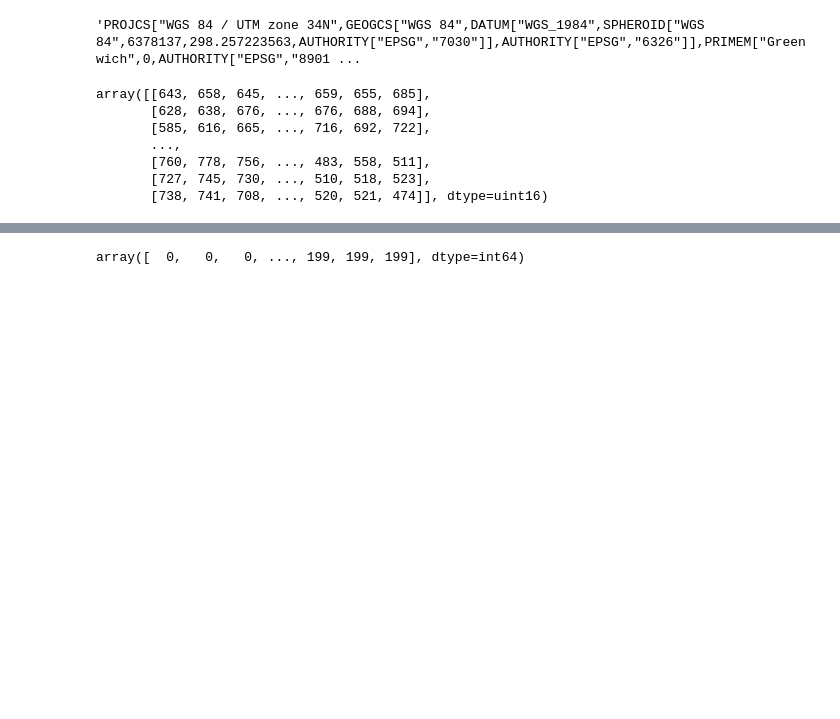
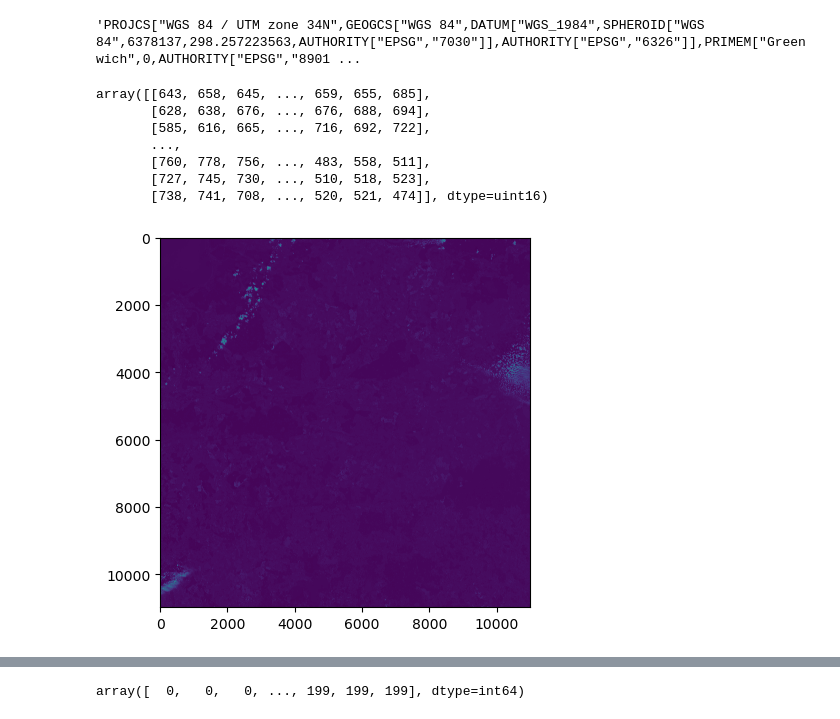
Before and after one commit to rafalgrm/senti-water, a Jupyter notebook: main.ipynb, the cells around one changed output, grey strips where cells are left out. Drawn from its saved outputs; the diff is of its cells as text; code cells hidden in the pictures; blank space fills up the shorter version.

```diff
--- a/main.ipynb
+++ b/main.ipynb
@@ -1,4 +1,4 @@
 # %%
 # to save time when we don't need show images
-show_images = False
+show_images = True
 show_final_image = True
@@ -13 +5,15 @@ dataset2 = rasterio.open(filepath + '_B08_10m.jp2')
+# %%
+import rasterio
+
+filepath_10m = "downloads/S2A_MSIL2A_20210716T095031_N0301_R079_T34UEF_20210716T120258.SAFE/GRANULE/L2A_T34UEF_A031679_20210716T095359/IMG_DATA/R10m/T34UEF_20210716T095031"
+filepath_20m = filepath_10m.replace("/R10m/", "/R20m/")
+
+# ndwi
+band_green_10m = rasterio.open(filepath_10m + '_B03_10m.jp2')
+band_nir_10m = rasterio.open(filepath_10m + '_B08_10m.jp2')
+
+# mndwi
+band_green_20m = rasterio.open(filepath_20m + '_B03_20m.jp2')
+band_swir_20m = rasterio.open(filepath_20m + '_B11_20m.jp2')
+# band_swir_20m = rasterio.open(filepath_20m + '_B12_20m.jp2') # alternative
 # %%
@@ -18,16 +24,17 @@ dataset.crs.to_wkt()
 # %%
 import matplotlib.pyplot as plt
 
-image_band_1 = dataset.read(1)
+image_band_green_10m = band_green_10m.read(1)
 if show_images:
-    plt.imshow(image_band_1)
-image_band_1
+    plt.imshow(image_band_green_10m)
+image_band_green_10m
 # %% [output]
 array([[643, 658, 645, ..., 659, 655, 685],
        [628, 638, 676, ..., 676, 688, 694],
        [585, 616, 665, ..., 716, 692, 722],
        ...,
        [760, 778, 756, ..., 483, 558, 511],
        [727, 745, 730, ..., 510, 518, 523],
        [738, 741, 708, ..., 520, 521, 474]], dtype=uint16)
+[figure, added]
 # %%
```
Also changed, not shown: parts of 11 cells of this notebook, 1 other file.
